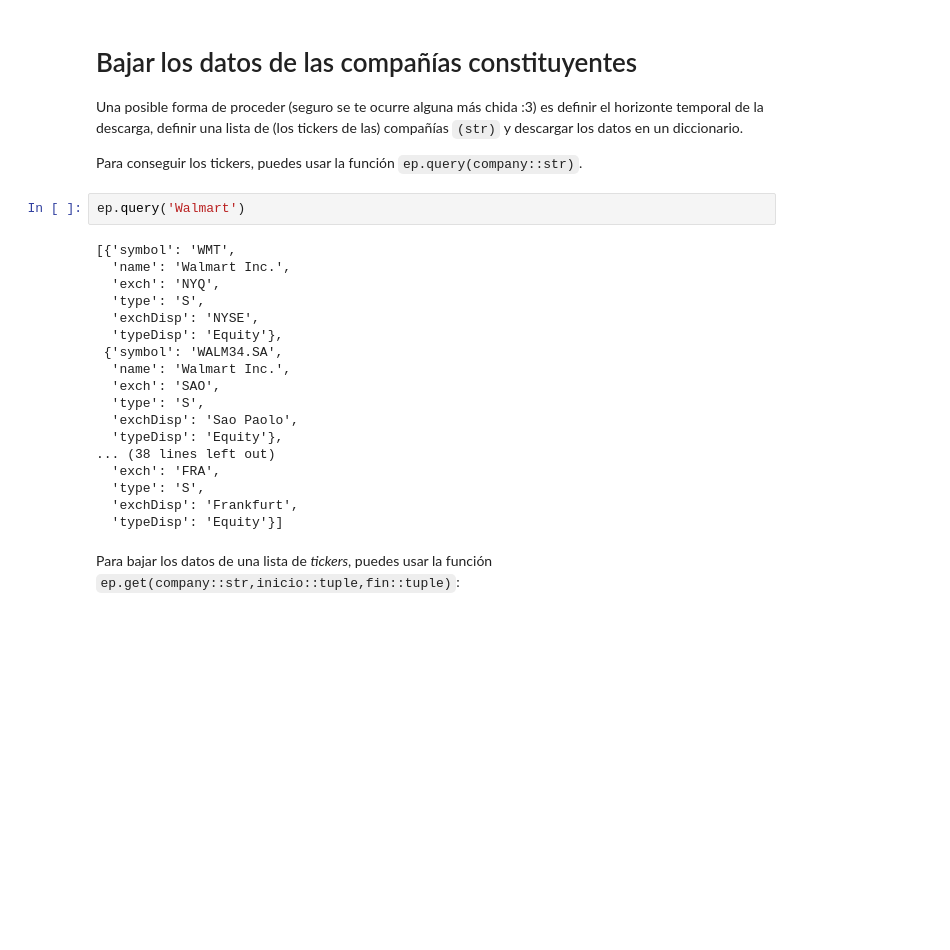
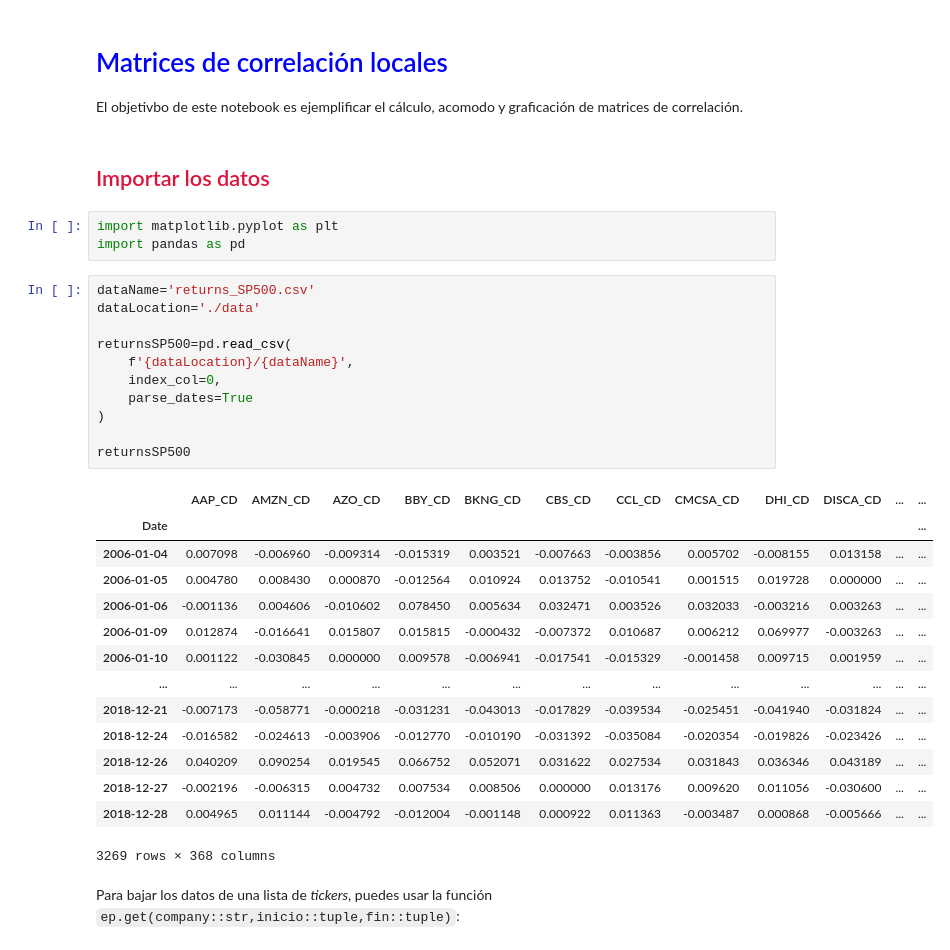
Before and after one commit to mijailo/timeSeriesCorrelations, a Jupyter notebook: 2 - Matrices de correlación locales.ipynb, the cells around one changed output. Drawn from its saved outputs; the diff is of its cells as text; blank space fills up the shorter version.

```diff
--- a/2 - Matrices de correlación locales.ipynb
+++ b/2 - Matrices de correlación locales.ipynb
@@ -5,29 +1,38 @@ Primero pensamos en el nombre de una compañía: `Banco del Bajio`, y lo usamos
-# %% [markdown]
-# Bajar los datos de las compañías constituyentes
-
-Una posible forma de proceder (seguro se te ocurre alguna más chida :3) es definir el horizonte temporal de la descarga, definir una lista de (los tickers de las) compañías `(str)` y descargar los datos en un diccionario.
-
-Para conseguir los tickers, puedes usar la función `ep.query(company::str)`.
-# %%
-ep.query('Walmart')
-# %% [output]
-[{'symbol': 'WMT',
-  'name': 'Walmart Inc.',
-  'exch': 'NYQ',
-  'type': 'S',
-  'exchDisp': 'NYSE',
-  'typeDisp': 'Equity'},
- {'symbol': 'WALM34.SA',
-  'name': 'Walmart Inc.',
-  'exch': 'SAO',
-  'type': 'S',
-  'exchDisp': 'Sao Paolo',
-  'typeDisp': 'Equity'},
-... (38 lines left out)
-  'exch': 'FRA',
-  'type': 'S',
-  'exchDisp': 'Frankfurt',
-  'typeDisp': 'Equity'}]
+# %% [markdown]
+# <font color='blue'> Matrices de correlación locales </font>
+
+El objetivbo de este notebook es ejemplificar el cálculo, acomodo y graficación de matrices de correlación.
+# %% [markdown]
+## <font color='crimson'> Importar los datos </font>
+# %%
+import matplotlib.pyplot as plt
+import pandas as pd
+# %%
+dataName='returns_SP500.csv'
+dataLocation='./data'
+
+returnsSP500=pd.read_csv(
+    f'{dataLocation}/{dataName}',
+    index_col=0,
+    parse_dates=True
+)
+
+returnsSP500
+# %% [output]
+|  | AAP_CD | AMZN_CD | AZO_CD | BBY_CD | BKNG_CD | CBS_CD | CCL_CD | CMCSA_CD | DHI_CD | DISCA_CD | ... | ... |
+| Date |  |  |  |  |  |  |  |  |  |  |  | ... |
+| 2006-01-04 | 0.007098 | -0.006960 | -0.009314 | -0.015319 | 0.003521 | -0.007663 | -0.003856 | 0.005702 | -0.008155 | 0.013158 | ... | ... |
+| 2006-01-05 | 0.004780 | 0.008430 | 0.000870 | -0.012564 | 0.010924 | 0.013752 | -0.010541 | 0.001515 | 0.019728 | 0.000000 | ... | ... |
+| 2006-01-06 | -0.001136 | 0.004606 | -0.010602 | 0.078450 | 0.005634 | 0.032471 | 0.003526 | 0.032033 | -0.003216 | 0.003263 | ... | ... |
+| 2006-01-09 | 0.012874 | -0.016641 | 0.015807 | 0.015815 | -0.000432 | -0.007372 | 0.010687 | 0.006212 | 0.069977 | -0.003263 | ... | ... |
+| 2006-01-10 | 0.001122 | -0.030845 | 0.000000 | 0.009578 | -0.006941 | -0.017541 | -0.015329 | -0.001458 | 0.009715 | 0.001959 | ... | ... |
+| ... | ... | ... | ... | ... | ... | ... | ... | ... | ... | ... | ... | ... |
+| 2018-12-21 | -0.007173 | -0.058771 | -0.000218 | -0.031231 | -0.043013 | -0.017829 | -0.039534 | -0.025451 | -0.041940 | -0.031824 | ... | ... |
+| 2018-12-24 | -0.016582 | -0.024613 | -0.003906 | -0.012770 | -0.010190 | -0.031392 | -0.035084 | -0.020354 | -0.019826 | -0.023426 | ... | ... |
+| 2018-12-26 | 0.040209 | 0.090254 | 0.019545 | 0.066752 | 0.052071 | 0.031622 | 0.027534 | 0.031843 | 0.036346 | 0.043189 | ... | ... |
+| 2018-12-27 | -0.002196 | -0.006315 | 0.004732 | 0.007534 | 0.008506 | 0.000000 | 0.013176 | 0.009620 | 0.011056 | -0.030600 | ... | ... |
+| 2018-12-28 | 0.004965 | 0.011144 | -0.004792 | -0.012004 | -0.001148 | 0.000922 | 0.011363 | -0.003487 | 0.000868 | -0.005666 | ... | ... |
+3269 rows × 368 columns
 # %% [markdown]
 Para bajar los datos de una lista de _tickers_, puedes usar la función `ep.get(company::str,inicio::tuple,fin::tuple)`:
 # %%
```
Also changed, not shown: parts of 1 cell of this notebook, 3 other files.
